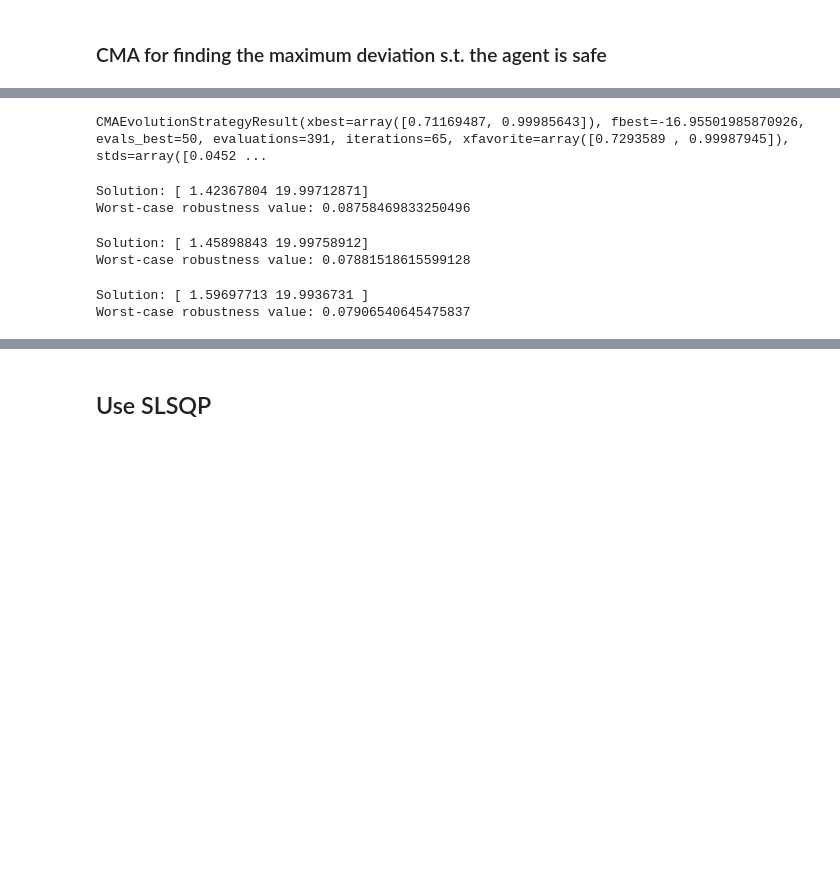
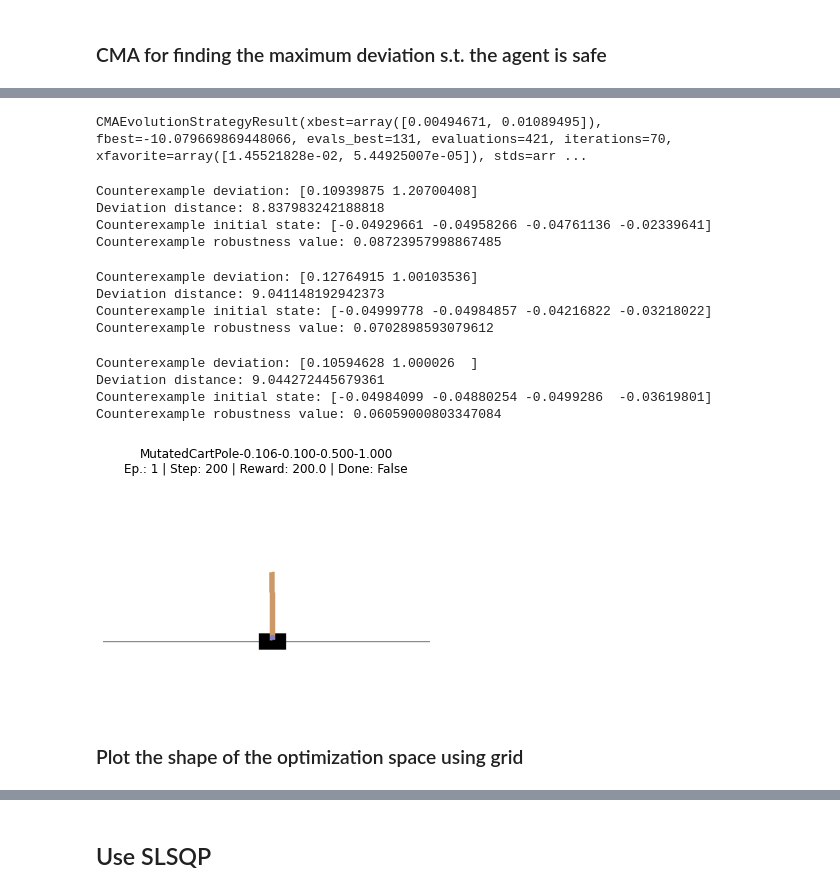
Before and after one commit to SteveZhangBit/STL-Robustness, a Jupyter notebook: cartpole/Cartpole-robustness.ipynb, the cells around one changed output, grey strips where cells are left out. Cells and saved outputs as stored; diff of their text form; code cells hidden in the pictures; blank space fills up the shorter version.

```diff
--- a/cartpole/Cartpole-robustness.ipynb
+++ b/cartpole/Cartpole-robustness.ipynb
@@ -439,15 +495,15 @@ Worst-case robustness value: -0.20943952189569023
 x0 = normalize_x(x_original, env_bounds)
 sigma0 = 0.2
 
-cfun = cma.ConstrainedFitnessAL(
+cfun3 = cma.ConstrainedFitnessAL(
     lambda x: -scaled_deviation_dist(x), # maximize distance
     lambda x: [-scaled_cma_min_STL_robustness(x)], # robustness >= 0
 #     find_feasible_first=True # assume the initial is already feasible
 )
-x, es = cma.fmin2(
-    cfun,
+x, es3 = cma.fmin2(
+    cfun3,
     x0,
     sigma0,
-    {'bounds': [0.0, 1.0], 'tolstagnation': 0, 'tolfun': 1e-3, 'tolx': 1e-5, 'timeout': 30 * 60},
-    callback=cfun.update
+    {'bounds': [0.0, 1.0], 'tolstagnation': 0, 'tolfun': 1e-3, 'tolx': 1e-5, 'timeout': 30 * 60, 'verbose': -9},
+    callback=cfun3.update
 )
@@ -475,26 +510,47 @@ std deviation: [0.04524999302338516, 0.00754246485468841]
 # %%
-es.result
+es3.result
 # %% [output]
-CMAEvolutionStrategyResult(xbest=array([0.71169487, 0.99985643]), fbest=-16.95501985870926, evals_best=50, evaluations=391, iterations=65, xfavorite=array([0.7293589 , 0.99987945]), stds=array([0.0452 ...
+CMAEvolutionStrategyResult(xbest=array([0.00494671, 0.01089495]), fbest=-10.079669869448066, evals_best=131, evaluations=421, iterations=70, xfavorite=array([1.45521828e-02, 5.44925007e-05]), stds=arr ...
 # %%
 # the original x-value may be meaningless
-x = es.result.xbest
-print("Solution:", scale_x(x, env_bounds))
-print("Worst-case robustness value:", scaled_cma_min_STL_robustness(x))  # show constraint violation values
+x = es3.result.xbest
+print("Counterexample deviation:", scale_x(x, env_bounds))
+print("Deviation distance:", deviation_dist(scale_x(x, env_bounds)))
+robustness, x_init = cma_min_STL_robustness(scale_x(x, env_bounds))
+print("Counterexample initial state:", x_init)
+print("Counterexample robustness value:", robustness)
 # %% [output]
-Solution: [ 1.42367804 19.99712871]
-Worst-case robustness value: 0.08758469833250496
+Counterexample deviation: [0.10939875 1.20700408]
+Deviation distance: 8.837983242188818
+Counterexample initial state: [-0.04929661 -0.04958266 -0.04761136 -0.02339641]
+Counterexample robustness value: 0.08723957998867485
 # %%
-x = es.result.xfavorite
-print("Solution:", scale_x(x, env_bounds))
-print("Worst-case robustness value:", scaled_cma_min_STL_robustness(x))  # show constraint violation values
+x = es3.result.xfavorite
+print("Counterexample deviation:", scale_x(x, env_bounds))
+print("Deviation distance:", deviation_dist(scale_x(x, env_bounds)))
+robustness, x_init = cma_min_STL_robustness(scale_x(x, env_bounds))
+print("Counterexample initial state:", x_init)
+print("Counterexample robustness value:", robustness)
 # %% [output]
-Solution: [ 1.45898843 19.99758912]
-Worst-case robustness value: 0.07881518615599128
+Counterexample deviation: [0.12764915 1.00103536]
+Deviation distance: 9.041148192942373
+Counterexample initial state: [-0.04999778 -0.04984857 -0.04216822 -0.03218022]
+Counterexample robustness value: 0.0702898593079612
 # %%
-x = cfun.best_feas.info['x']
-print("Solution:", scale_x(x, env_bounds))
-print("Worst-case robustness value:", scaled_cma_min_STL_robustness(x))  # show constraint violation values
+x = cfun3.best_feas.info['x']
+print("Counterexample deviation:", scale_x(x, env_bounds))
+print("Deviation distance:", deviation_dist(scale_x(x, env_bounds)))
+robustness, x_init = cma_min_STL_robustness(scale_x(x, env_bounds))
+print("Counterexample initial state:", x_init)
+print("Counterexample robustness value:", robustness)
 # %% [output]
-Solution: [ 1.59697713 19.9936731 ]
-Worst-case robustness value: 0.07906540645475837
+Counterexample deviation: [0.10594628 1.000026  ]
+Deviation distance: 9.044272445679361
+Counterexample initial state: [-0.04984099 -0.04880254 -0.0499286  -0.03619801]
+Counterexample robustness value: 0.06059000803347084
+# %%
+visualize_deviated_env(scale_x(x, env_bounds), x_init, "gifs/max_safe_deviation.gif")
+# %% [output]
+[figure, added]
+# %% [markdown]
+### Plot the shape of the optimization space using grid
```
Also changed, not shown: parts of 36 cells of this notebook, 7 other files.
